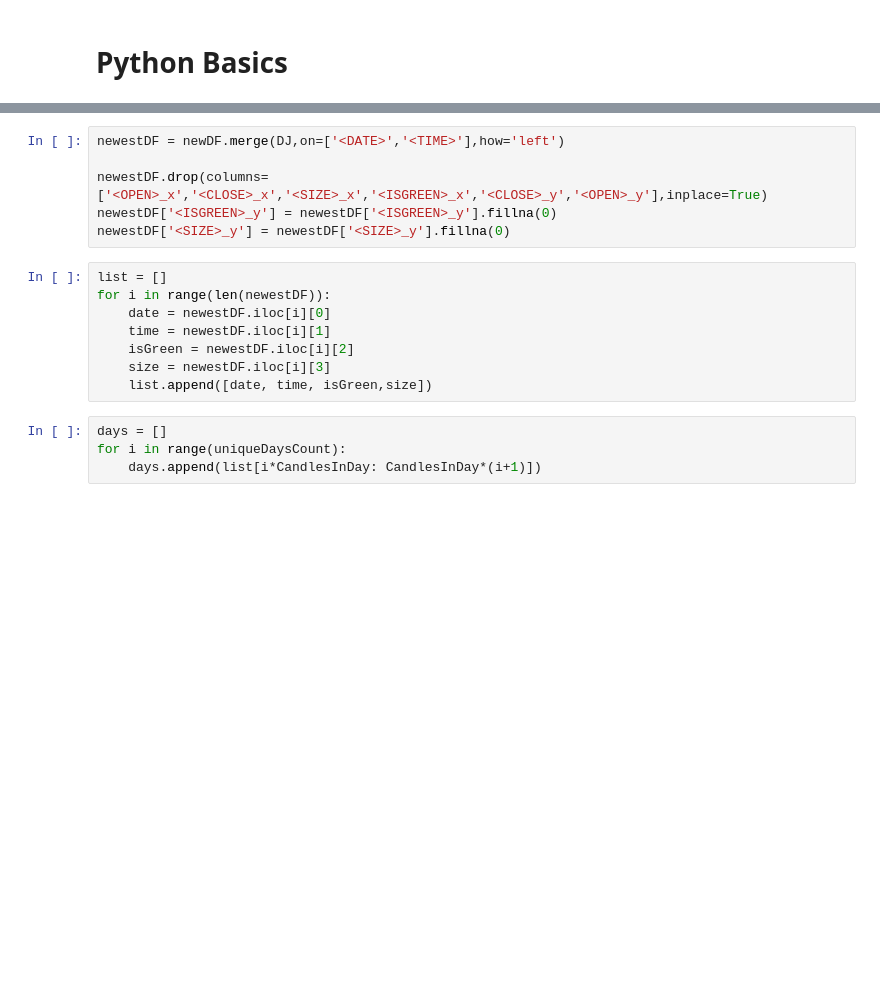
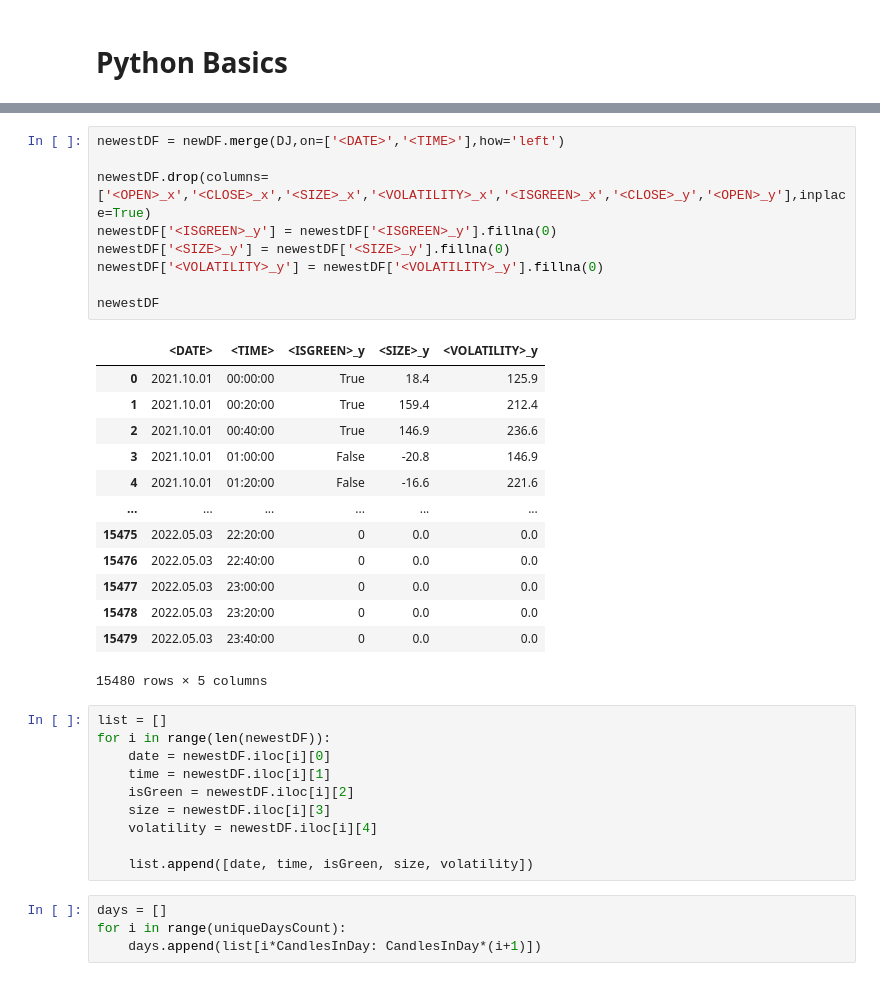
Before and after one commit to alint77/Candles-ProbCheck, a Jupyter notebook: PropCheck.ipynb, the cells around one changed output, grey strips where cells are left out. Drawn from its saved outputs; the diff is of its cells as text; blank space fills up the shorter version.

```diff
--- a/PropCheck.ipynb
+++ b/PropCheck.ipynb
@@ -45,9 +68,26 @@ for i in range(uniqueDaysCount):
 # %%
 newestDF = newDF.merge(DJ,on=['<DATE>','<TIME>'],how='left')
 
-newestDF.drop(columns=['<OPEN>_x','<CLOSE>_x','<SIZE>_x','<ISGREEN>_x','<CLOSE>_y','<OPEN>_y'],inplace=True)
+newestDF.drop(columns=['<OPEN>_x','<CLOSE>_x','<SIZE>_x','<VOLATILITY>_x','<ISGREEN>_x','<CLOSE>_y','<OPEN>_y'],inplace=True)
 newestDF['<ISGREEN>_y'] = newestDF['<ISGREEN>_y'].fillna(0)
 newestDF['<SIZE>_y'] = newestDF['<SIZE>_y'].fillna(0)
+newestDF['<VOLATILITY>_y'] = newestDF['<VOLATILITY>_y'].fillna(0)
+
+newestDF
+# %% [output]
+|  | <DATE> | <TIME> | <ISGREEN>_y | <SIZE>_y | <VOLATILITY>_y |
+| 0 | 2021.10.01 | 00:00:00 | True | 18.4 | 125.9 |
+| 1 | 2021.10.01 | 00:20:00 | True | 159.4 | 212.4 |
+| 2 | 2021.10.01 | 00:40:00 | True | 146.9 | 236.6 |
+| 3 | 2021.10.01 | 01:00:00 | False | -20.8 | 146.9 |
+| 4 | 2021.10.01 | 01:20:00 | False | -16.6 | 221.6 |
+| ... | ... | ... | ... | ... | ... |
+| 15475 | 2022.05.03 | 22:20:00 | 0 | 0.0 | 0.0 |
+| 15476 | 2022.05.03 | 22:40:00 | 0 | 0.0 | 0.0 |
+| 15477 | 2022.05.03 | 23:00:00 | 0 | 0.0 | 0.0 |
+| 15478 | 2022.05.03 | 23:20:00 | 0 | 0.0 | 0.0 |
+| 15479 | 2022.05.03 | 23:40:00 | 0 | 0.0 | 0.0 |
+15480 rows × 5 columns
 # %%
 list = []
 for i in range(len(newestDF)):
@@ -55,7 +95,9 @@ for i in range(len(newestDF)):
     time = newestDF.iloc[i][1]
     isGreen = newestDF.iloc[i][2]
     size = newestDF.iloc[i][3]
-    list.append([date, time, isGreen,size])
+    volatility = newestDF.iloc[i][4]
+
+    list.append([date, time, isGreen, size, volatility])
 # %%
 days = []
 for i in range(uniqueDaysCount):
```
Also changed, not shown: parts of 8 cells of this notebook.
